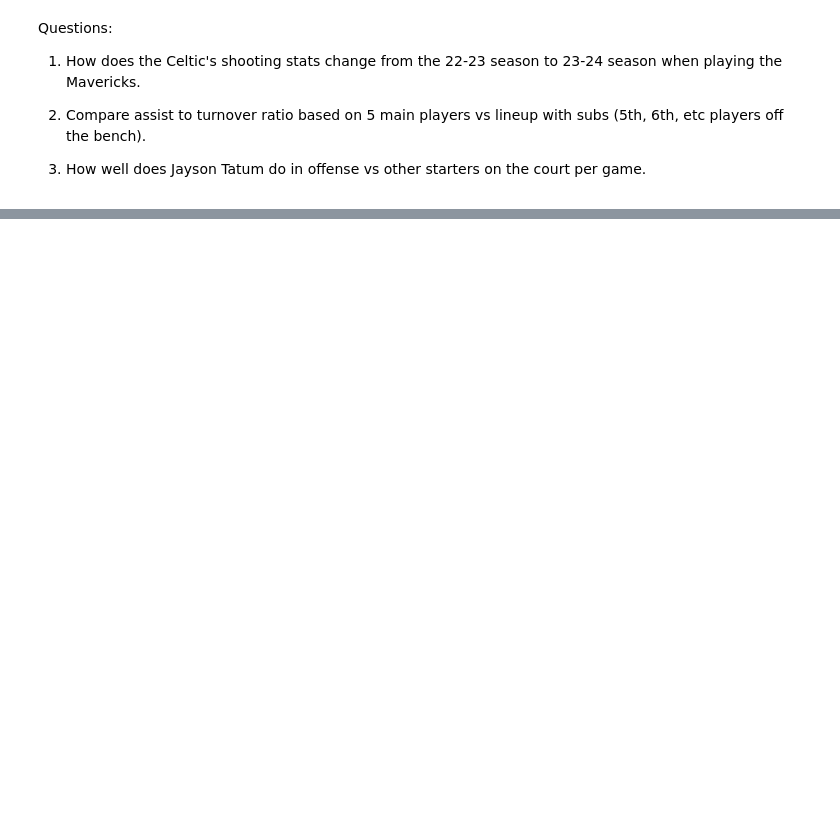
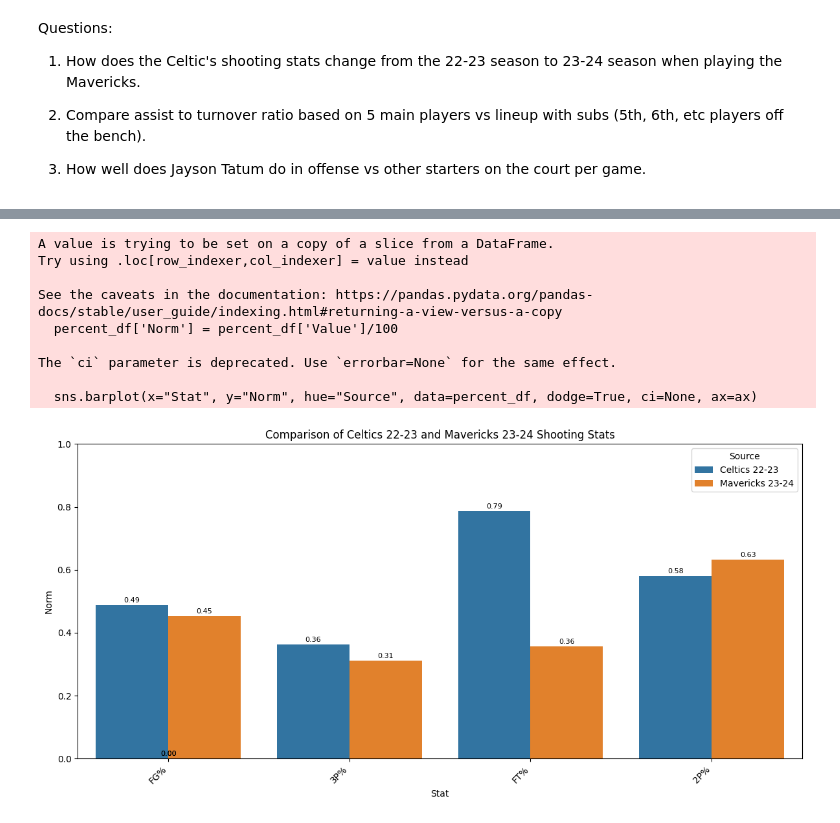
Before and after one commit to JeffYu12/Group-Project-, a Jupyter notebook: Group_Project_DSF.ipynb, the cells around one changed output, grey strips where cells are left out. Drawn from its saved outputs; the diff is of its cells as text; code cells hidden in the pictures; blank space fills up the shorter version.

```diff
--- a/Group_Project_DSF.ipynb
+++ b/Group_Project_DSF.ipynb
@@ -47,0 +27,4 @@ sns.pairplot(data['Shooting Stats 22-23'], hue='Name');
+# %%
+# Set the index to be the names of the players
+cel.set_index('Name', inplace=True)
+mav.set_index('Name', inplace=True)
@@ -47,0 +80,39 @@ sns.pairplot(data['Shooting Stats 22-23'], hue='Name');
+# %%
+# Normalize thevalues between 0 and 1 for the percent data
+percent_df['Norm'] = percent_df['Value']/100
+
+# Create a figure and axes
+fig, ax = plt.subplots(figsize=(12, 6))
+
+# Plot the bar graph
+sns.barplot(x="Stat", y="Norm", hue="Source", data=percent_df, dodge=True, ci=None, ax=ax)
+
+# Add values above the bars
+for p in ax.patches:
+    ax.annotate(f'{p.get_height():.2f}',
+                (p.get_x() + p.get_width() / 2., p.get_height()),
+                ha='center', va='center',
+                fontsize=8, color='black',
+                xytext=(0, 5), textcoords='offset points')
+
+# Add title and adjust layout
+ax.set_title("Comparison of Celtics 22-23 and Mavericks 23-24 Shooting Stats")
+plt.xticks(rotation=45, ha="right")
+plt.tight_layout()
+
+# Set y lim from 0-1
+ax.set_ylim(0, 1)
+
+# Save the figure
+fig.savefig("shooting_stats_comparison.png", dpi=300, bbox_inches="tight")
+# %% [output]
+A value is trying to be set on a copy of a slice from a DataFrame.
+Try using .loc[row_indexer,col_indexer] = value instead
+
+See the caveats in the documentation: https://pandas.pydata.org/pandas-docs/stable/user_guide/indexing.html#returning-a-view-versus-a-copy
+  percent_df['Norm'] = percent_df['Value']/100
+
+The `ci` parameter is deprecated. Use `errorbar=None` for the same effect.
+
+  sns.barplot(x="Stat", y="Norm", hue="Source", data=percent_df, dodge=True, ci=None, ax=ax)
+[figure, added]
```
Also changed, not shown: parts of 11 cells of this notebook, 3 other files.
